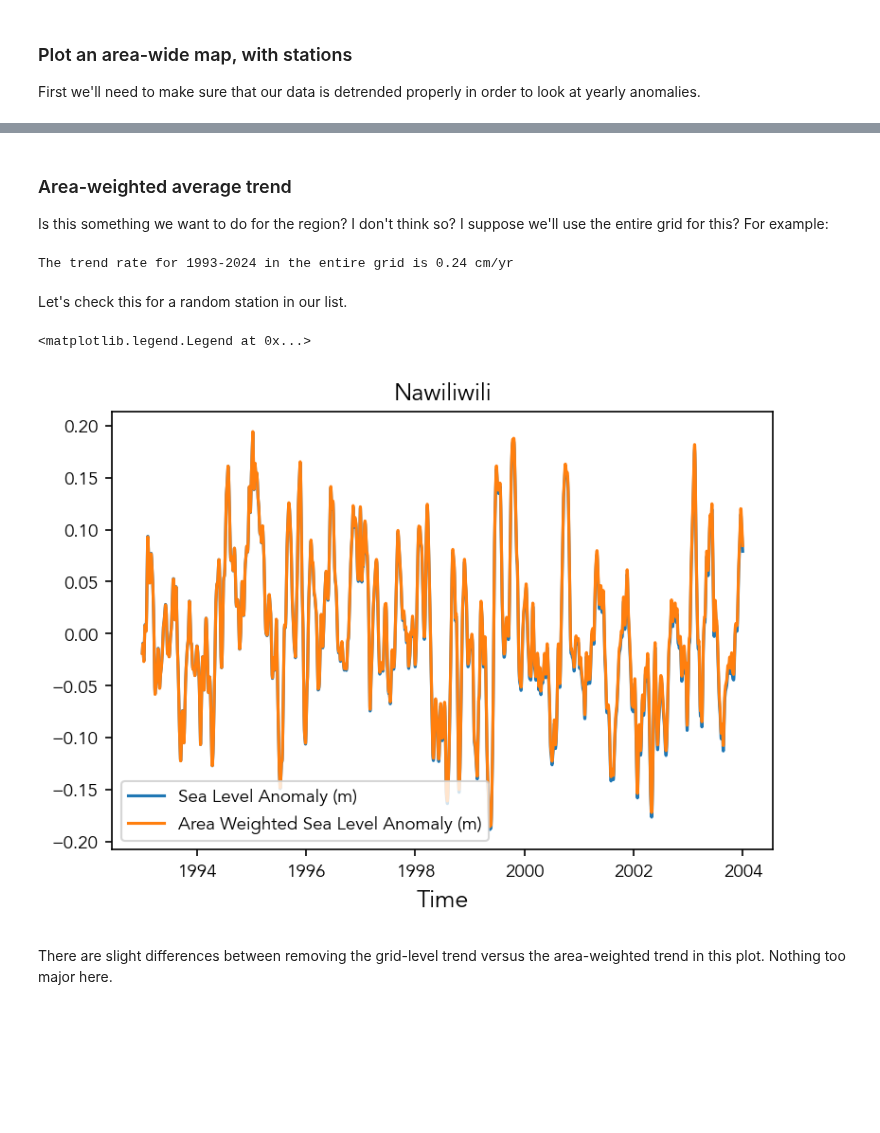
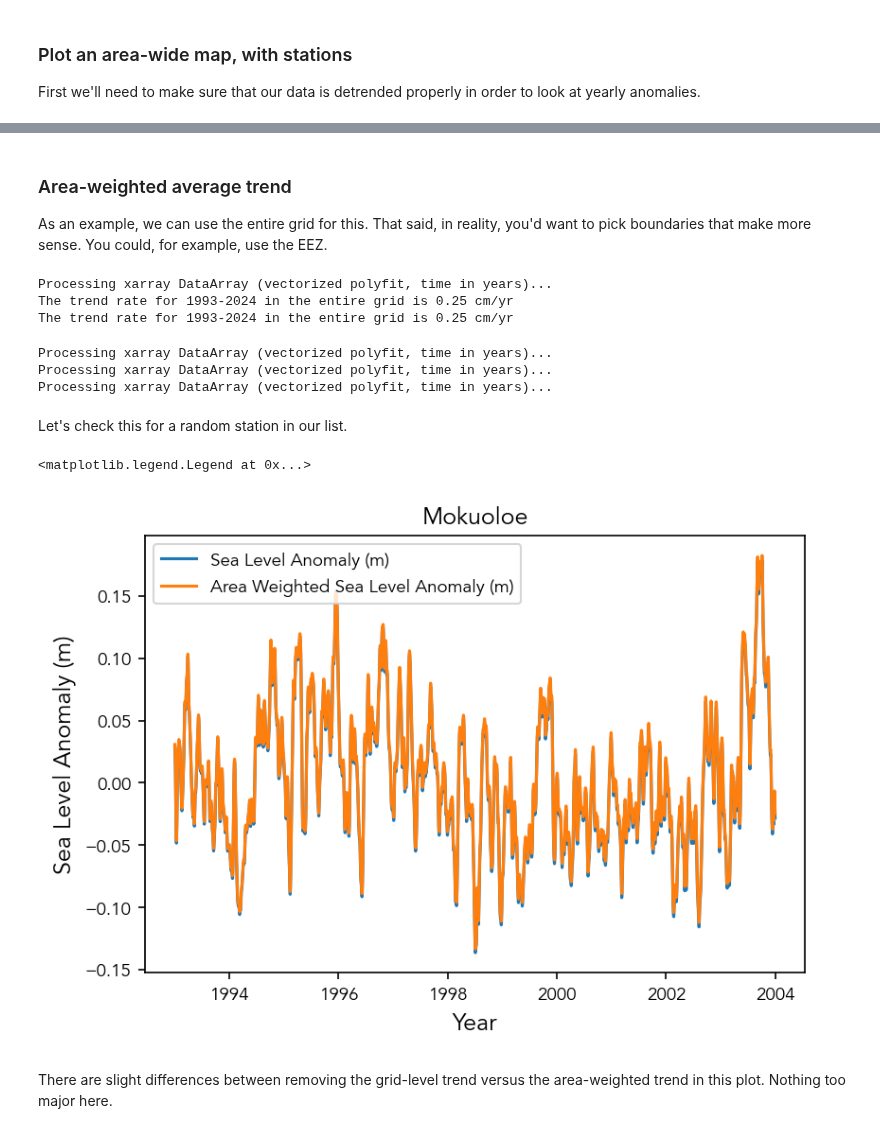
Before and after one commit to uhsealevelcenter/SL_Indicators, a Jupyter notebook: notebooks/regional_and_local/SL_anomaly_annual.ipynb, the cells around one changed output, grey strips where cells are left out. Saved outputs shown, nothing was run; the diff lists cells and outputs as text; code cells hidden in the pictures; blank space fills up the shorter version.

Commit message:
update to anomaly nb + plotting fixes

```diff
--- a/notebooks/regional_and_local/SL_anomaly_annual.ipynb
+++ b/notebooks/regional_and_local/SL_anomaly_annual.ipynb
@@ -194,0 +174,4 @@ cmems = xr.open_dataset(data_dir / 'cmems_L4_SSH_0.125deg_1993_2024.nc')
+# %%
+# open the cmems data
+cmems_big = xr.open_dataset(data_dir / 'cmems_L4_SSH_0.125deg_1993_2025hawaii.nc')
+cmems = cmems_big.sel(longitude=slice(180,208), latitude=slice(14.5, 30.5)) # we'll cut this down to a reasonable slice for analysis and plotting.
@@ -228,6 +236,7 @@ plt.savefig(output_dir / '1.2_cmems_trend_rate_1993_2024.png', dpi=300, bbox_inc
-# %% [markdown]
-### Area-weighted average trend
-Is this something we want to do for the region? I don't think so? I suppose we'll use the entire grid for this? For example:
+# %% [markdown]
+### Area-weighted average trend
+
+As an example, we can use the entire grid for this. That said, in reality, you'd want to pick boundaries that make more sense. You could, for example, use the EEZ.
 # %%
 startYear = '1993'
 endYear = '2024'
@@ -235,7 +244,9 @@ trend_mag, sea_level_trend, trend_rate = tsf.process_trend_with_nan(cmems['sla']
 
 print(f'The trend rate for {startYear}-{endYear} in the entire grid is {trend_rate*100:.2f} cm/yr')
 # %% [output]
-The trend rate for 1993-2024 in the entire grid is 0.24 cm/yr
+Processing xarray DataArray (vectorized polyfit, time in years)...
+The trend rate for 1993-2024 in the entire grid is 0.25 cm/yr
+The trend rate for 1993-2024 in the entire grid is 0.25 cm/yr
 # %%
 # concentrating on decadal trends
 # let's look at 1993-2003 and 2003-2013
@@ -249,22 +260,29 @@ trend_mag_area_weighted, sea_level_trend_area_weighted, trend_rate_area_weighted
 #remove the trend from the data
 sla_detrended = cmems1993_2003['sla'] - sea_level_trend.sel(time=slice('1993','2003'))
 sla_detrended_area_weighted = cmems1993_2003['sla'] - sea_level_trend_area_weighted.sel(time=slice('1993','2003'))
+# %% [output]
+Processing xarray DataArray (vectorized polyfit, time in years)...
+Processing xarray DataArray (vectorized polyfit, time in years)...
+Processing xarray DataArray (vectorized polyfit, time in years)...
 # %% [markdown]
 Let's check this for a random station in our list.
 # %%
-rid = 3
-lat = rsl_subset.isel(record_id=rid).lat
-lon = rsl_subset.isel(record_id=rid).lon
+id = 3
+lat = rsl_subset.isel(station_id=id).lat
+lon = rsl_subset.isel(station_id=id).lon
 sla_detrended.sel(latitude=lat, longitude=lon, method='nearest').plot(label='Sea Level Anomaly (m)')
 sla_detrended_area_weighted.sel(latitude=lat, longitude=lon, method='nearest').plot(label='Area Weighted Sea Level Anomaly (m)')
 
 # change the title to station name
-plt.title(rsl_subset['station_name'].isel(record_id=rid).values)
+plt.title(rsl_subset['station_name'].isel(station_id=id).values)
+#add axis labels
+plt.xlabel('Year')
+plt.ylabel('Sea Level Anomaly (m)')
 
 plt.legend()
 # %% [output]
 <matplotlib.legend.Legend at 0x...>
-[figure, old version]
+[figure, new version]
 # %% [markdown]
 There are slight differences between removing the grid-level trend versus the area-weighted trend in this plot. Nothing too major here.
 # %% [markdown]
```
Also changed, not shown: parts of 22 cells of this notebook, 5 other files.
